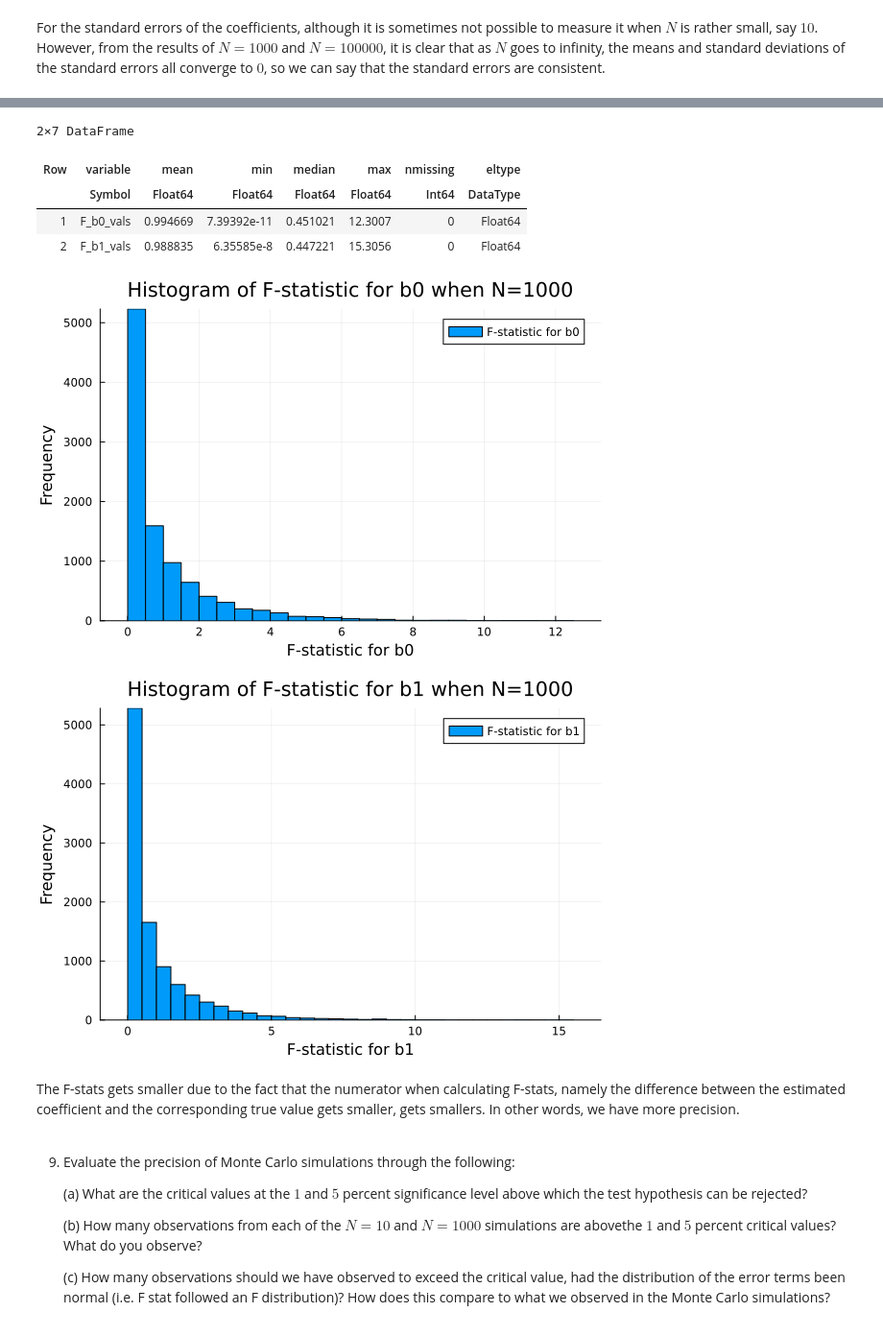
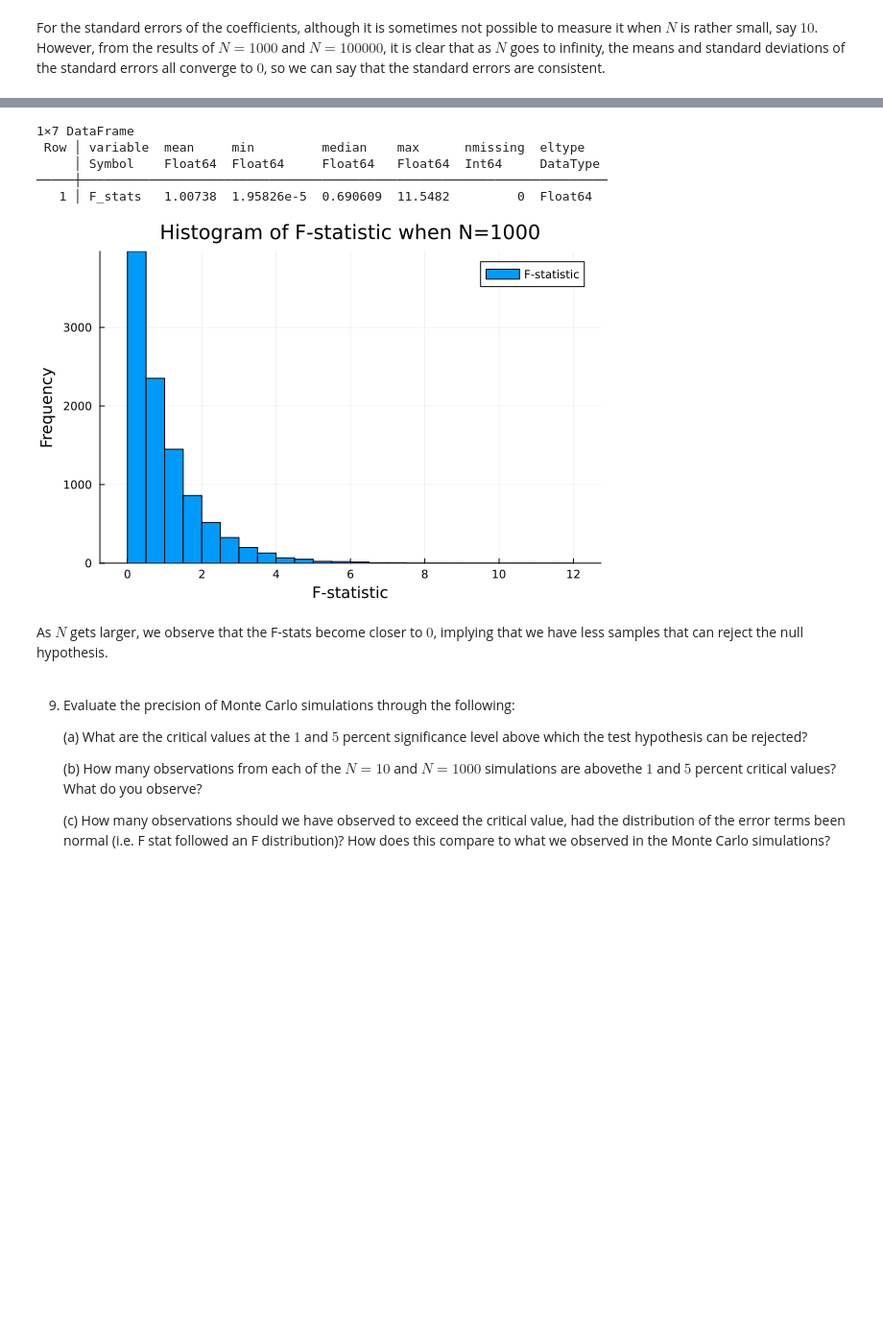
Before and after one commit to liminglin98/ScPo_M1_Econometrics2, a Jupyter notebook: HW4/PS4_P1_LLM.ipynb, the cells around one changed output, grey strips where cells are left out. Shown at 96% size. Saved outputs shown, nothing was run; the diff lists cells and outputs as text; code cells hidden in the pictures; blank space fills up the shorter version.

```diff
--- a/HW4/PS4_P1_LLM.ipynb
+++ b/HW4/PS4_P1_LLM.ipynb
@@ -430,10 +407,0 @@ f (generic function with 1 method)
-# %%
-# Repeat the function for 10000 times
-n = 10000
-F_b0_vals = zeros(n)
-F_b1_vals = zeros(n)
-for i in 1:n
-    F_b0_vals[i], F_b1_vals[i] = f(10)
-end
-df_p8 = DataFrame(F_b0_vals = F_b0_vals, F_b1_vals = F_b1_vals)
-first(df_p8, 5)
@@ -467,30 +455,23 @@ display(hist_F_b1)
 # %%
-# Repeat the function for 10000 times with N=1000
-F_b0_vals = zeros(n)
-F_b1_vals = zeros(n)
+# Run the function for 10000 times with N=1000
+n = 10000
+F_stats = zeros(n)
 for i in 1:n
-    F_b0_vals[i], F_b1_vals[i] = f(1000)
+    F_stats[i] = f_stat(1000)
 end
-df_p8_2 = DataFrame(F_b0_vals = F_b0_vals, F_b1_vals = F_b1_vals)
-first(df_p8_2, 5)
-F_summary = describe(select(df_p8_2, [:F_b0_vals, :F_b1_vals]))
+df_p8_sim2 = DataFrame(F_stats=F_stats)
+summary_p8_sim2 = describe(select(df_p8_sim2, :F_stats))
+println(summary_p8_sim2)
+hist_p8_sim2 = histogram(df_p8_sim2.F_stats, bins=30, title="Histogram of F-statistic when N=1000", xlabel="F-statistic", ylabel="Frequency", label="F-statistic")
 # %% [output]
-2×7 DataFrame
+1×7 DataFrame
+ Row │ variable  mean     min         median    max      nmissing  eltype
+     │ Symbol    Float64  Float64     Float64   Float64  Int64     DataType
+─────┼──────────────────────────────────────────────────────────────────────
+   1 │ F_stats   1.00738  1.95826e-5  0.690609  11.5482         0  Float64
-| Row | variable | mean | min | median | max | nmissing | eltype |
-|  | Symbol | Float64 | Float64 | Float64 | Float64 | Int64 | DataType |
-| 1 | F_b0_vals | 0.994669 | 7.39392e-11 | 0.451021 | 12.3007 | 0 | Float64 |
-| 2 | F_b1_vals | 0.988835 | 6.35585e-8 | 0.447221 | 15.3056 | 0 | Float64 |
+[figure, added]
-# %%
-# Plot the histogram of the F-statistics
-hist_F_b0_2=histogram(df_p8_2.F_b0_vals, bins=30, title="Histogram of F-statistic for b0 when N=1000", xlabel="F-statistic for b0", ylabel="Frequency", label="F-statistic for b0")
-hist_F_b1_2=histogram(df_p8_2.F_b1_vals, bins=30, title="Histogram of F-statistic for b1 when N=1000", xlabel="F-statistic for b1", ylabel="Frequency", label="F-statistic for b1")
-display(hist_F_b0_2)
-display(hist_F_b1_2)
-# %% [output]
-[figure, removed]
-[figure, removed]
-# %% [markdown]
-The F-stats gets smaller due to the fact that the numerator when calculating F-stats, namely the difference between the estimated coefficient and the corresponding true value gets smaller, gets smallers. In other words, we have more precision.
+# %% [markdown]
+As $N$ gets larger, we observe that the F-stats become closer to $0$, implying that we have less samples that can reject the null hypothesis.
 # %% [markdown]
 9. Evaluate the precision of Monte Carlo simulations through the following:
 
```
Also changed, not shown: parts of 7 cells of this notebook.
